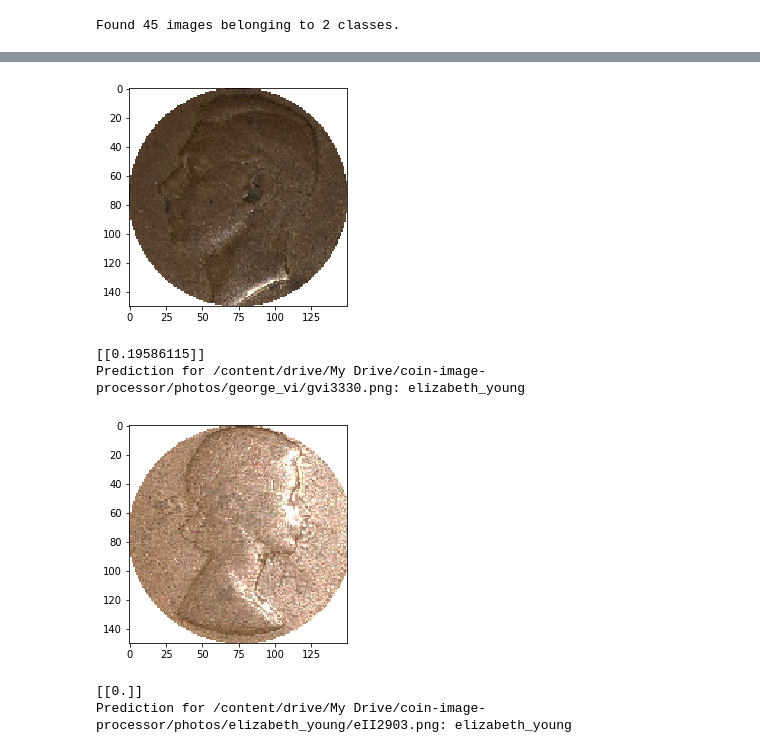
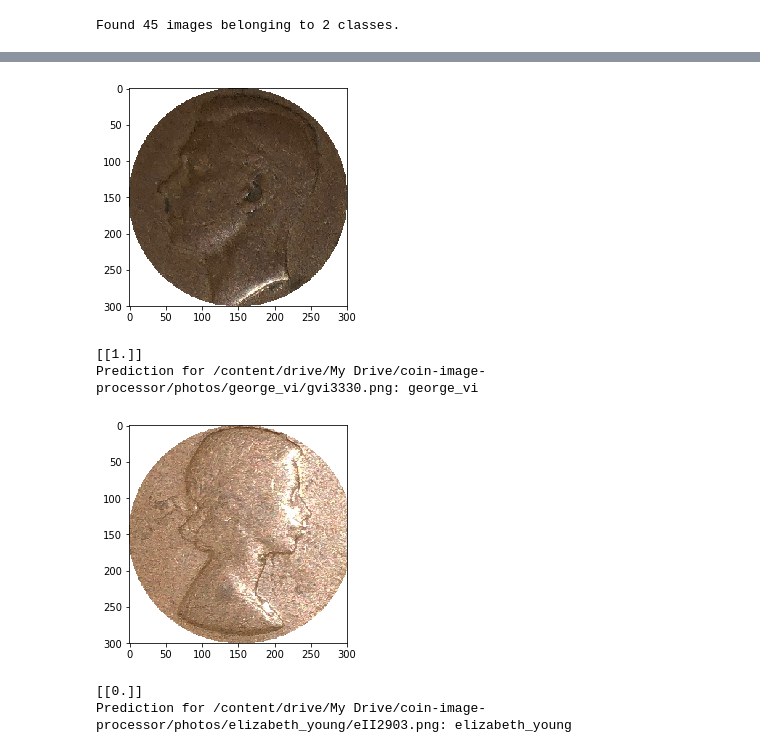
Before and after one commit to jeffblackadar/image_work, a Jupyter notebook: Keras_to_Kubernetes_Rao.ipynb, the cells around one changed output, grey strips where cells are left out. Drawn from its saved outputs; the diff is of its cells as text; code cells hidden in the pictures.

```diff
--- a/Keras_to_Kubernetes_Rao.ipynb
+++ b/Keras_to_Kubernetes_Rao.ipynb
@@ -24,19 +24,20 @@ validation_dir = "/content/drive/My Drive/coin-image-processor/portraits/validat
 
 gen_batch_size = 1
 
+#This is meant to train the model for images taken at different angles.  I am going to assume pictures of coins are from directly above, so there is little variation
 train_datagen = ImageDataGenerator(
     rescale=1./255,
-    shear_range=0.2,
-    zoom_range=0.2,
+    shear_range=0.05,
+    zoom_range=0.05,
     fill_mode = "nearest",
-    width_shift_range=0.3,
-    height_shift_range=0.3,
+    width_shift_range=0.05,
+    height_shift_range=0.05,
     rotation_range=20,
     horizontal_flip=False)
 
 train_generator = train_datagen.flow_from_directory(
         training_dir,
-        target_size=(150, 150),
+        target_size=(300, 300),
         batch_size=32,
         class_mode='binary')
 
@@ -69,7 +69,7 @@ from keras import Model
 from keras import optimizers
 from keras.applications.vgg16 import VGG16
 
-img_width,img_height = 150,150
+img_width,img_height = 300,300
 
 model = VGG16(weights="imagenet",include_top=False, input_shape = (img_width,img_height,3))
 
@@ -109,7 +109,7 @@ gen_batch_size = 1
 validation_datagen = ImageDataGenerator(rescale=1./255)
 validation_generator = validation_datagen.flow_from_directory(
     validation_dir,
-    target_size=(150,150),
+    target_size=(300,300),
     batch_size=gen_batch_size,
     class_mode='binary')
 # %% [output]
@@ -142,34 +142,34 @@ model_final.save("portrait_model.h5")
 # %%
 from keras.preprocessing.image import load_img
 from keras.preprocessing.image import img_to_array
 from keras.applications.vgg16 import preprocess_input
 import numpy as np
 
 #function that reads image, shows it on screen and makes a prediction
 
 def predict_for(img_name):
     #load image from file - VGG16 takes (244,244) input
-    myimg = load_img(img_name, target_size=(150,150))
+    myimg = load_img(img_name, target_size=(300,300))
     plt.imshow(myimg)
     plt.show()
 
     #convert image pixels to array
     myimg = img_to_array(myimg)
     myimg = np.expand_dims(myimg, axis=0)
     # prepare image for the VGG model
     myimg = preprocess_input(myimg)
     #predict probability for all 1000 classes
     pred=int(model_final.predict(myimg)[0][0])
     print(model_final.predict(myimg))
     print('Prediction for %s: %s'%(img_name, class_names[pred]))
 
 
 predict_for('/content/drive/My Drive/coin-image-processor/photos/george_vi/gvi3330.png')
 predict_for('/content/drive/My Drive/coin-image-processor/photos/elizabeth_young/eII2903.png')
 # %% [output]
-[figure, old version]
+[figure, new version]
-[[0.19586115]]
-Prediction for /content/drive/My Drive/coin-image-processor/photos/george_vi/gvi3330.png: elizabeth_young
+[[1.]]
+Prediction for /content/drive/My Drive/coin-image-processor/photos/george_vi/gvi3330.png: george_vi
-[figure, old version]
+[figure, new version]
 [[0.]]
 Prediction for /content/drive/My Drive/coin-image-processor/photos/elizabeth_young/eII2903.png: elizabeth_young
```
Also changed, not shown: parts of 3 cells of this notebook.
